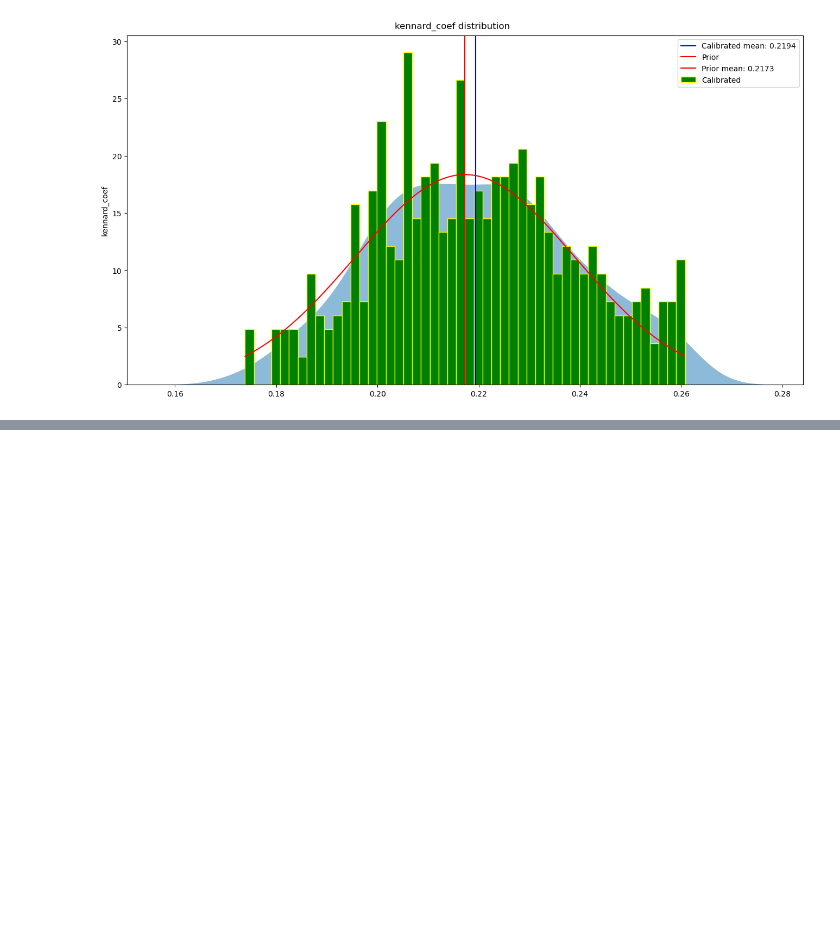
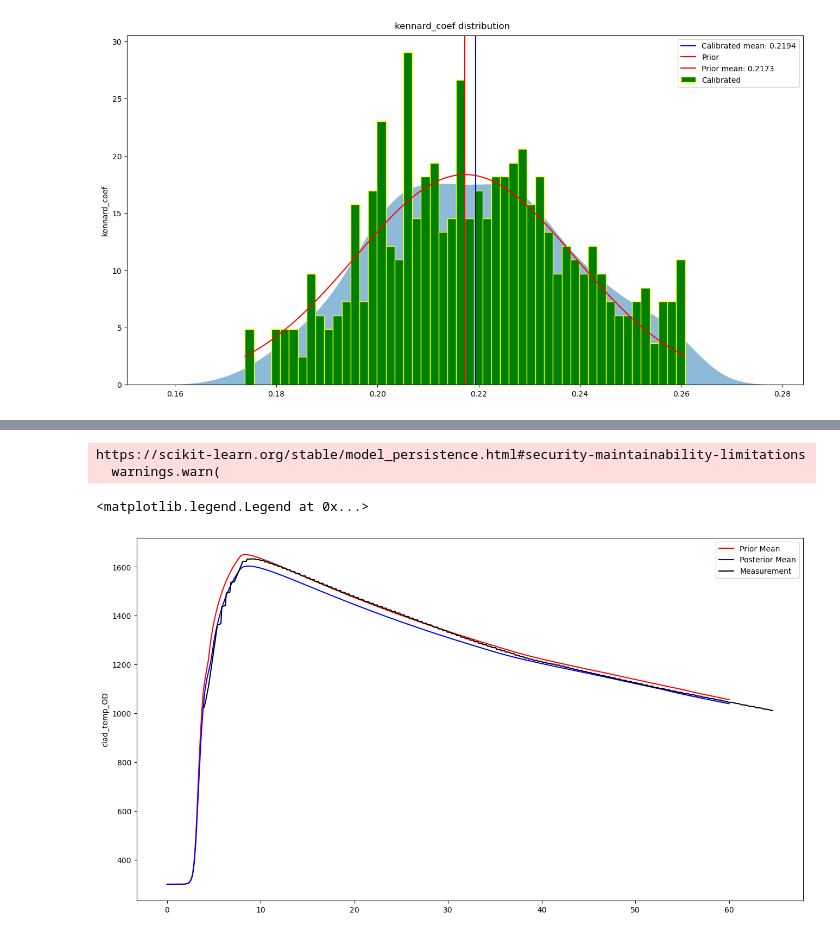
Before and after one commit to idaholab/BayCal, a Jupyter notebook: examples/seth_c/reductionGP/data_analysis.ipynb, the cells around one changed output, grey strips where cells are left out. Saved outputs shown, nothing was run; the diff lists cells and outputs as text; code cells hidden in the pictures; blank space fills up the shorter version.

Commit message:
update data and analysis results

```diff
--- a/examples/seth_c/reductionGP/data_analysis.ipynb
+++ b/examples/seth_c/reductionGP/data_analysis.ipynb
@@ -84,0 +95,40 @@ for param in paramNames:
+# %%
+import os
+import pickle
+reducedSize = 12
+cwd = os.getcwd()
+ensembleRom = []
+for i in range(reducedSize):
+    name = os.path.join(cwd, 'gp_'+str(i)+'.pkl')
+    with open(name, 'rb') as f:
+        ensembleRom.append(pickle.load(f))
+# %% [output]
+https://scikit-learn.org/stable/model_persistence.html#security-maintainability-limitations
+  warnings.warn(
+# %%
+import os
+baseFolder = "data"
+cwd = os.getcwd()
+file_org = os.path.join(cwd, baseFolder, "temp_trace_0.csv")
+file_cal = os.path.join(cwd, baseFolder, "temp_trace_1.csv")
+file_msr = os.path.join(cwd, baseFolder, "SETH_C_measured_data.csv")
+
+df_org = pd.read_csv(file_org)
+df_cal = pd.read_csv(file_cal)
+
+df_msr = pd.read_csv(file_msr,usecols=['time-pyr2[s]','Pyr-2[C]'])
+df_msr = df_msr.rename(columns={'time-pyr2[s]':'time','Pyr-2[C]':'clad_temp_OD'})
+df_msr = df_msr.dropna(axis='index') # Remove NaN values from end of data file
+df_msr['clad_temp_OD'] += 273.15 # Convert pyrometer-2 data from [C] to [K]
+
+
+fig,ax = plt.subplots(figsize=(13,7),constrained_layout=True)
+ax.plot(df_org['time'], df_org['clad_temp_OD'], 'r', label='Prior Mean')
+ax.plot(df_cal['time'], df_cal['clad_temp_OD'], 'b', label='Posterior Mean')
+ax.plot(df_msr['time'], df_msr['clad_temp_OD'], 'k', label='Measurement')
+
+ax.set_ylabel('clad_temp_OD')
+ax.legend()
+# %% [output]
+<matplotlib.legend.Legend at 0x...>
+[figure, added]
```
Also changed, not shown: parts of 3 cells of this notebook, 12 other files.
